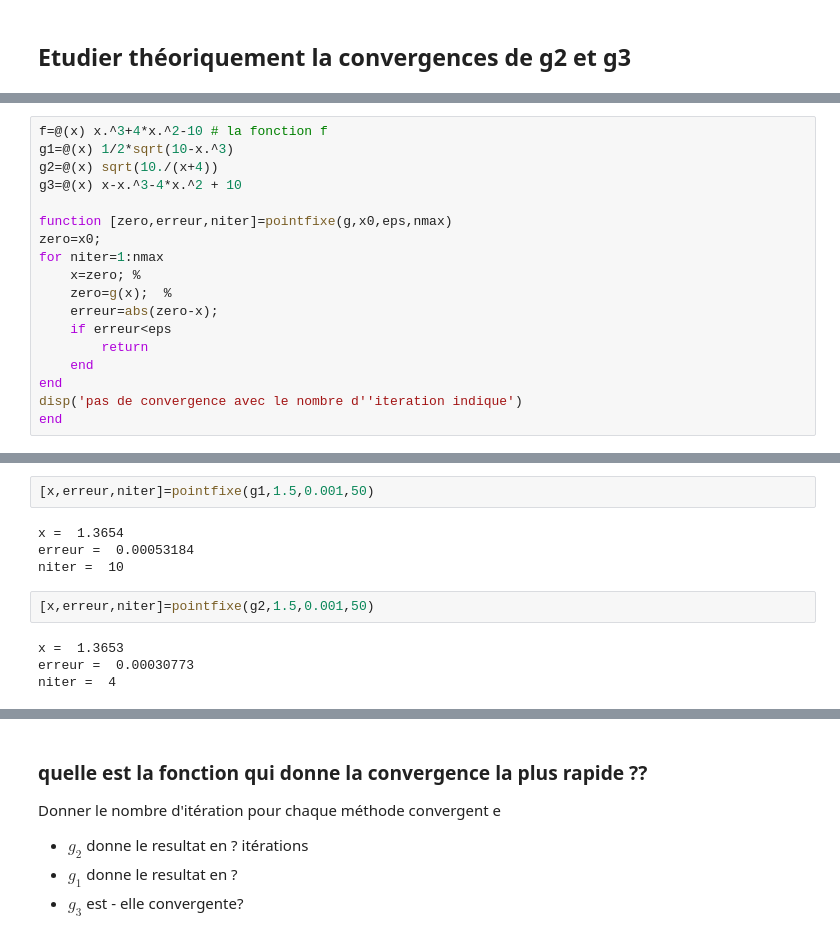
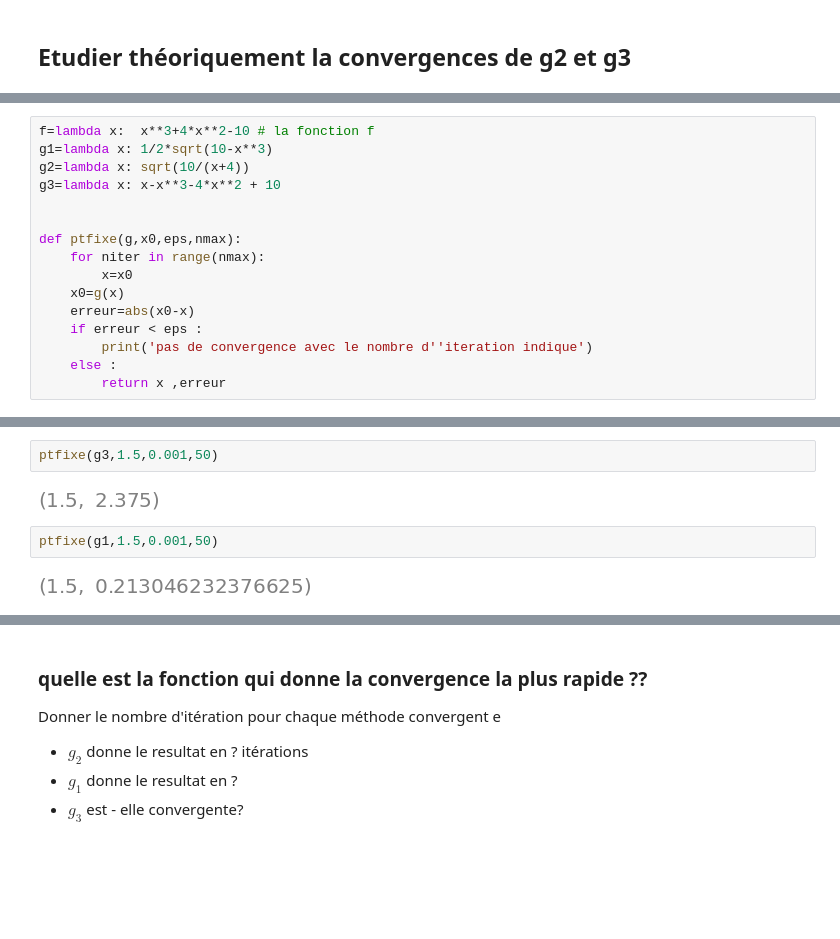
Before and after one commit to lindabouallegue/Analyse_Numerique, a Jupyter notebook: TP1/TP1_E.ipynb, the cells around one changed output, grey strips where cells are left out. Drawn from its saved outputs; the diff is of its cells as text; blank space fills up the shorter version.

```diff
--- a/TP1/TP1_E.ipynb
+++ b/TP1/TP1_E.ipynb
@@ -541,18 +509,16 @@ Donc $ f(x)=g(x)$
 # %%
-f=@(x) x.^3+4*x.^2-10 # la fonction f
-g1=@(x) 1/2*sqrt(10-x.^3)
-g2=@(x) sqrt(10./(x+4))
-g3=@(x) x-x.^3-4*x.^2 + 10
+f=lambda x:  x**3+4*x**2-10 # la fonction f
+g1=lambda x: 1/2*sqrt(10-x**3)
+g2=lambda x: sqrt(10/(x+4))
+g3=lambda x: x-x**3-4*x**2 + 10
 
-function [zero,erreur,niter]=pointfixe(g,x0,eps,nmax)
-zero=x0;
-for niter=1:nmax
-    x=zero; %
-    zero=g(x);	%
-    erreur=abs(zero-x);
-    if erreur<eps
-        return
-    end
-end
-disp('pas de convergence avec le nombre d''iteration indique')
-end
+
+def ptfixe(g,x0,eps,nmax):
+    for niter in range(nmax):
+        x=x0
+    x0=g(x)
+    erreur=abs(x0-x)
+    if erreur < eps :
+        print('pas de convergence avec le nombre d''iteration indique')
+    else :
+        return x ,erreur
@@ -575,12 +525,8 @@ g3 =
+# %%
+ptfixe(g3,1.5,0.001,50)
+# %% [output]
+[figure, added]
 # %%
-[x,erreur,niter]=pointfixe(g1,1.5,0.001,50)
+ptfixe(g1,1.5,0.001,50)
 # %% [output]
-x =  1.3654
-erreur =  0.00053184
-niter =  10
+[figure, added]
-# %%
-[x,erreur,niter]=pointfixe(g2,1.5,0.001,50)
-# %% [output]
-x =  1.3653
-erreur =  0.00030773
-niter =  4
```
Also changed, not shown: parts of 30 cells of this notebook.
